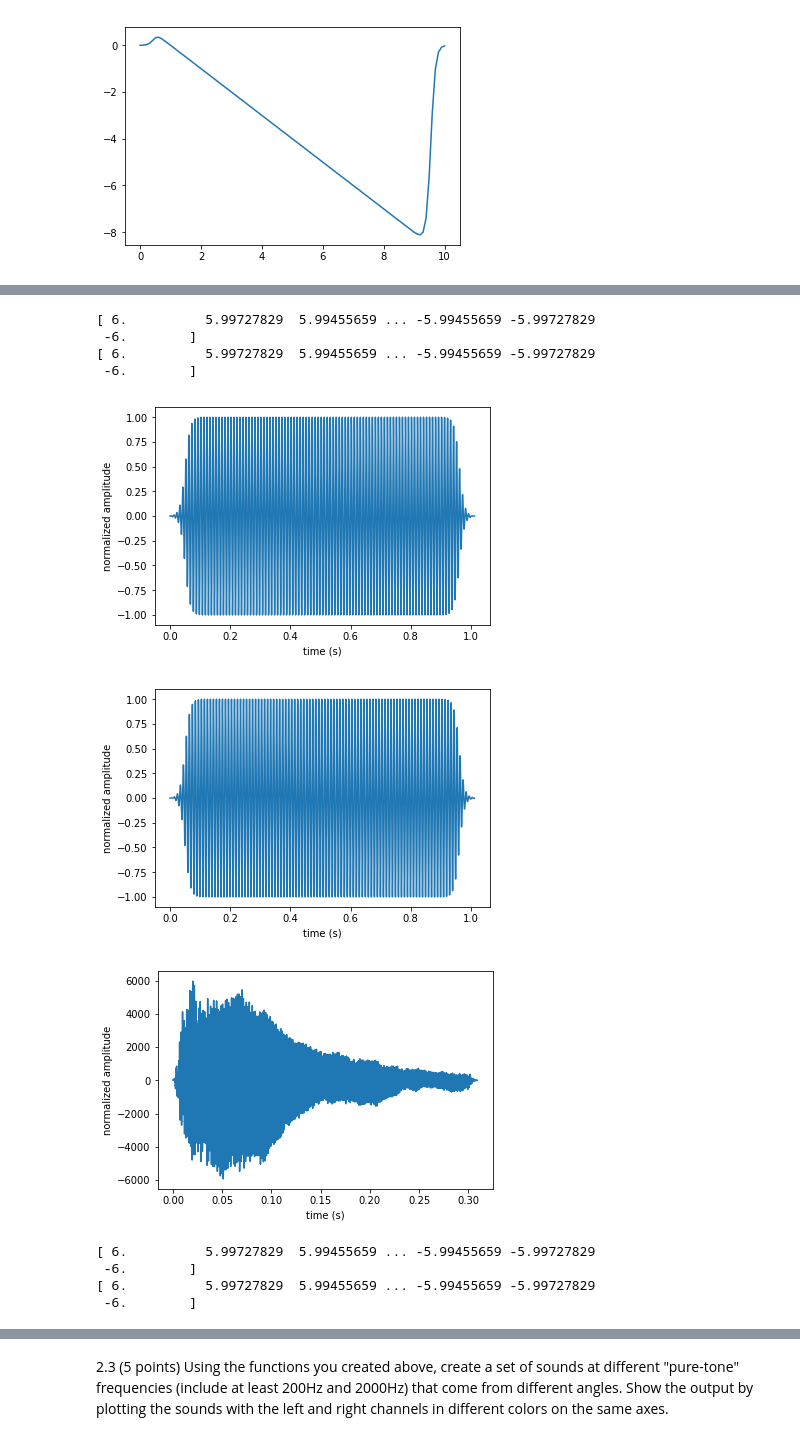
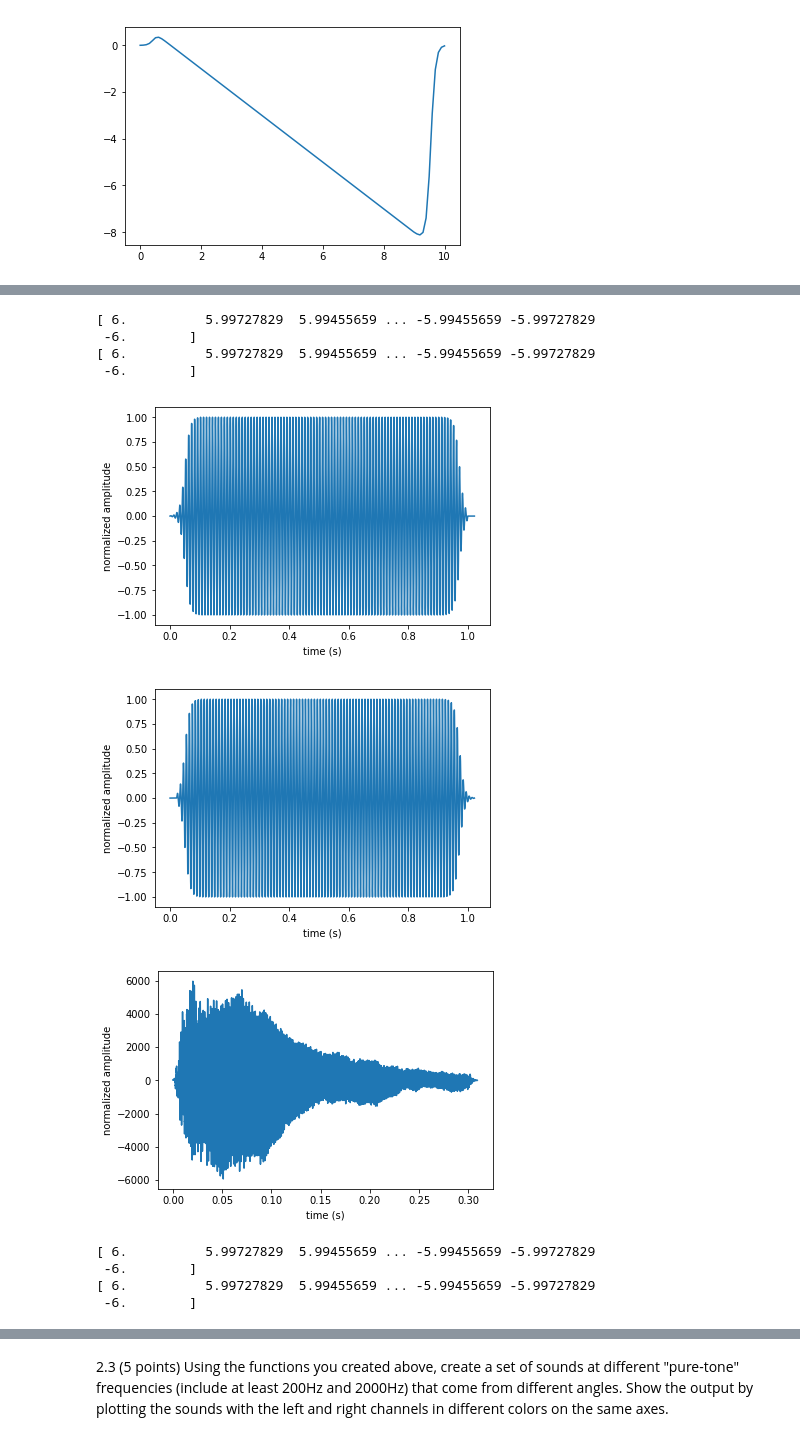
Before and after one commit to brennanmcfarland/computational-perception-class, a Jupyter notebook: CP-A3-bfm21.ipynb, the cells around one changed output, grey strips where cells are left out. Saved outputs shown, nothing was run; the diff lists cells and outputs as text; code cells hidden in the pictures.

Commit message:
about to refactor stereo test in loop, using this commit as a checkpoint

```diff
--- a/CP-A3-bfm21.ipynb
+++ b/CP-A3-bfm21.ipynb
@@ -99,7 +99,7 @@ Since we are assuming the sound originates from a point infinitely far away and
 # given angle in degrees, radius in meters, c in m/s, return itd in s
 def get_itd(angle, radius=.09, c=345):
     theta = angle * 360 / 2 / pi
-    return radius / c * (angle * sin(theta))
+    return abs(radius / c * (angle * sin(theta)))
 # %%
 # assumes channels have same sample rate
 def mix_channels(channel_1, channel_2, pad=True):
@@ -114,9 +114,9 @@ def mix_channels(channel_1, channel_2, pad=True):
 def convert_to_stereo(waveform, angle, srate):
     itd = get_itd(angle)
     left_channel = waveform
-    right_channel = np.pad(waveform, pad_width=(int(abs(itd)*srate), 0), mode='constant', constant_values=0)
-    # if itd < 0, we want the offset in the other direction, so we can just swap the channels
-    if itd < 0:
+    right_channel = np.pad(waveform, pad_width=(int(itd*srate), 0), mode='constant', constant_values=0)
+    # if angle < 0, we want the offset in the other direction, so we can just swap the channels
+    if angle < 0:
         left_channel, right_channel = right_channel, left_channel
     return mix_channels(left_channel, right_channel)
 # %%
@@ -166,42 +166,41 @@ plt.plot(domain, waveform)
 [figure]
 # %%
 # TODO: make this modifiable with the interactive library? may also want to make this a loop with lambdas
-# TODO: it's always percieved as coming from the right hemisphere, why?
-angle = -60
+# TODO: and of course refactor this to use a loop
+angle = 90
 
 # demonstrate with sine wave
 sine_srate = 44100
 domain, codomain = sine_wave(freq=100, secs=1, srate=sine_srate, return_domain=True)
 plot_wave(domain, codomain)
 codomain = convert_to_stereo(codomain, angle, sine_srate)
 channel_1, channel_2 = codomain[:, 0], codomain[:, 1]#apply_ramp(codomain[:, 0], .025, sine_srate), apply_ramp(codomain[:, 1], .025, sine_srate)
 codomain[:, 0], codomain[:, 1] = apply_ramp(channel_1, .1, sine_srate), apply_ramp(channel_2, .1, sine_srate)
 play_sound(codomain, sine_srate, channels=2)
 plot_wave(np.linspace(0, len(codomain[:, 0]) / sine_srate, len(codomain[:, 0])), codomain[:, 0])
 plot_wave(np.linspace(0, len(codomain[:, 1]) / sine_srate, len(codomain[:, 1])), codomain[:, 1])
 
 import time
 time.sleep(1)
 
 # demonstrate with real sound
 srate, waveform = wavfile.read('note.wav')
-#play_sound(waveform, srate)
 plot_wave(np.linspace(0, len(waveform) / srate, len(waveform)), waveform)
 codomain = convert_to_stereo(waveform, angle, srate)
 channel_1, channel_2 = codomain[:, 0], codomain[:, 1]
 codomain[:, 0], codomain[:, 1] = apply_ramp(channel_1, .1, sine_srate), apply_ramp(channel_2, .1, sine_srate)
 codomain[:, 0], codomain[:, 1] = channel_1, channel_2
 play_sound(codomain, srate, channels=2)
 plot_wave(np.linspace(0, len(channel_1) / srate, len(channel_1)), channel_1)
 plot_wave(np.linspace(0, len(channel_2) / srate, len(channel_2)), channel_2)
 # %% [output]
 [figure]
 [ 6.          5.99727829  5.99455659 ... -5.99455659 -5.99727829
  -6.        ]
 [ 6.          5.99727829  5.99455659 ... -5.99455659 -5.99727829
  -6.        ]
-[figure, old version]
+[figure, new version]
-[figure, old version]
+[figure, new version]
 [figure]
 [ 6.          5.99727829  5.99455659 ... -5.99455659 -5.99727829
  -6.        ]
```
Also changed, not shown: parts of 1 cell of this notebook.
